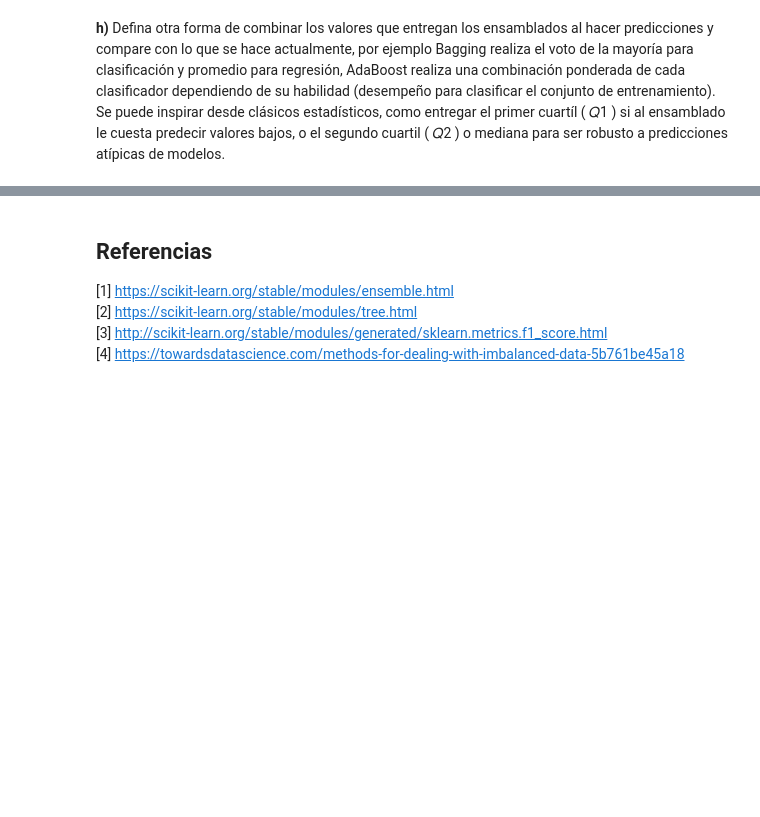
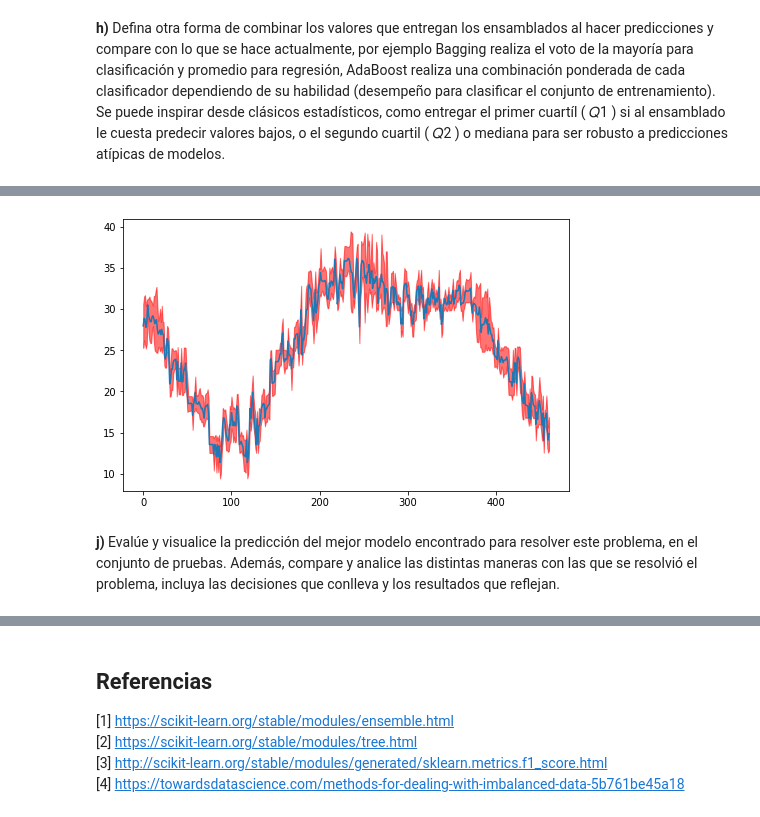
Before and after one commit to garjona/Tarea3-INF393-II-2019, a Jupyter notebook: Desarrollo Actividad 1.ipynb, the cells around one changed output, grey strips where cells are left out. Saved outputs shown, nothing was run; the diff lists cells and outputs as text; code cells hidden in the pictures; blank space fills up the shorter version.

```diff
--- a/Desarrollo Actividad 1.ipynb
+++ b/Desarrollo Actividad 1.ipynb
@@ -604,0 +636,17 @@ print("RMSE val= ",RMSE(y_val, new_predictions))
+# %%
+X_val_est = np.vstack(list_predictions).T #has shape=(N_test, n_estimator), with n_estimator>100
+from scipy.stats import norm
+interv_val = []
+for n in range(X_val.shape[0]):
+    low, up = norm.interval(0.95, loc=np.mean(X_val_est[n]), scale=np.std(X_val_est[n]))
+    interv_val.append([low,up])
+interv_val = np.asarray(interv_val)
+x = np.arange(X_val_est.shape[0])
+plt.figure(figsize=(8,5))
+plt.plot(x, np.mean(X_val_est, axis=1))
+plt.fill_between(x, interv_val[:,0], interv_val[:,1], color='r', alpha=.55)
+plt.show()
+# %% [output]
+[figure, added]
+# %% [markdown]
+**j)** Evalúe y visualice la predicción del mejor modelo encontrado para resolver este problema, en el conjunto de pruebas. Además, compare y analice las distintas maneras con las que se resolvió el problema, incluya las decisiones que conlleva y los resultados que reflejan.
```
Also changed, not shown: parts of 17 cells of this notebook, 1 other file.
